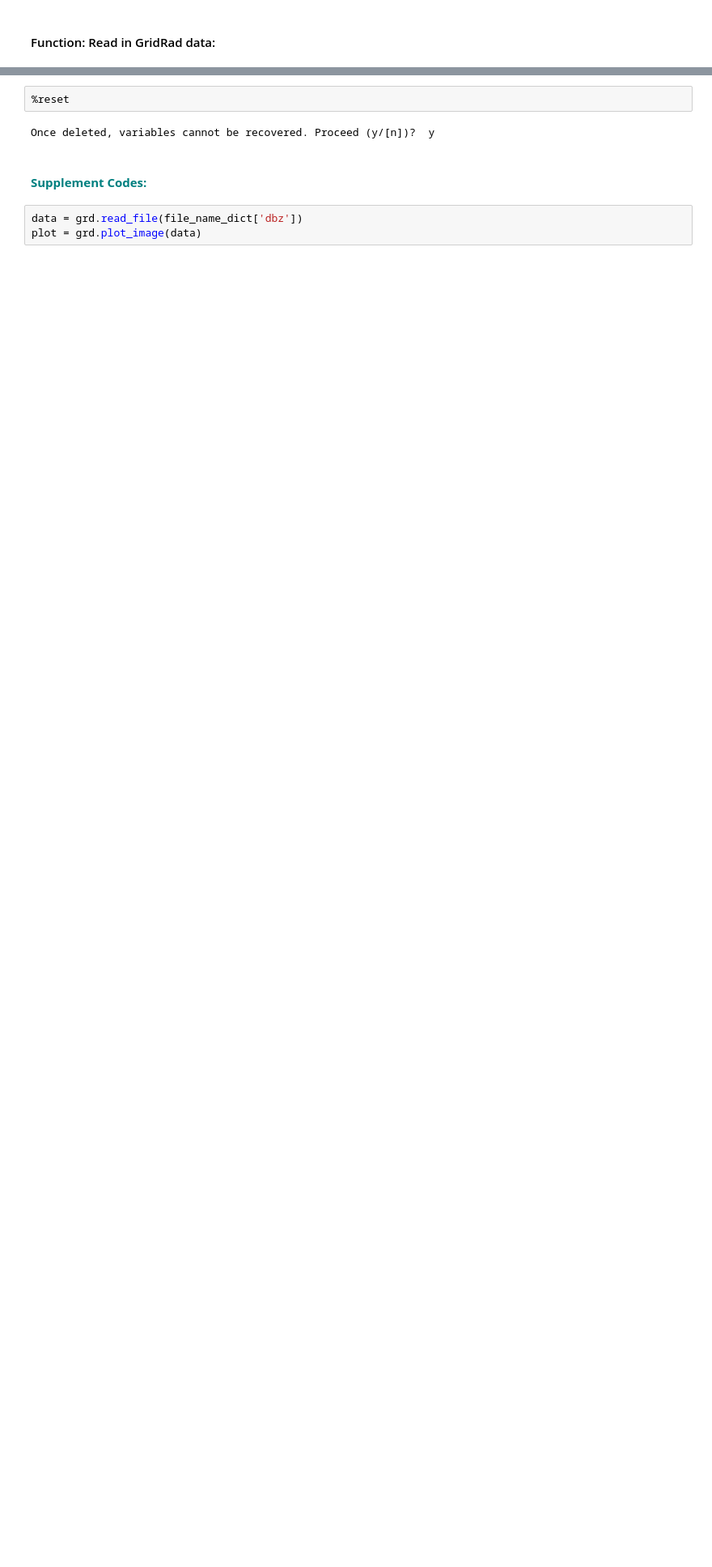
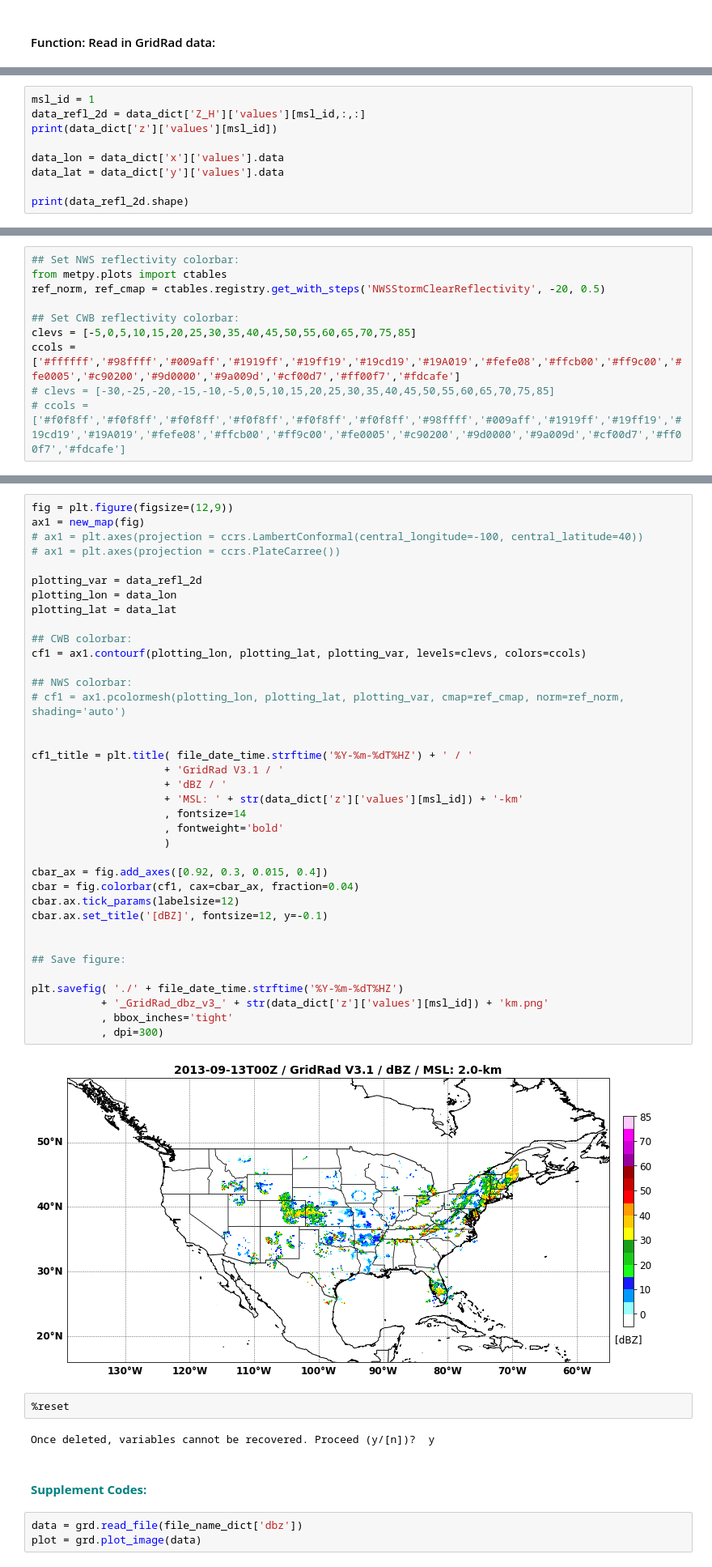
Before and after one commit to yuhungjui/GridRad_Cloud_Classification, a Jupyter notebook: GridRad_Class_V31/gridrad_dbz_plot_test.ipynb, the cells around one changed output, grey strips where cells are left out. Shown at 81% size. Cells and saved outputs as stored; diff of their text form; blank space fills up the shorter version.

Commit message:
update gridrad dbz plot ipynb

```diff
--- a/GridRad_Class_V31/Data_Process_CS_mask/gridrad_dbz_CSMask_output_test.ipynb
+++ b/GridRad_Class_V31/gridrad_dbz_plot_test.ipynb
@@ -203,0 +103,9 @@ RUNTIME：0.001005 HOUR
+# %%
+msl_id = 1
+data_refl_2d = data_dict['Z_H']['values'][msl_id,:,:]
+print(data_dict['z']['values'][msl_id])
+
+data_lon = data_dict['x']['values'].data
+data_lat = data_dict['y']['values'].data
+
+print(data_refl_2d.shape)
@@ -203,0 +117,10 @@ RUNTIME：0.001005 HOUR
+# %%
+## Set NWS reflectivity colorbar:
+from metpy.plots import ctables
+ref_norm, ref_cmap = ctables.registry.get_with_steps('NWSStormClearReflectivity', -20, 0.5)
+
+## Set CWB reflectivity colorbar:
+clevs = [-5,0,5,10,15,20,25,30,35,40,45,50,55,60,65,70,75,85]
+ccols = ['#ffffff','#98ffff','#009aff','#1919ff','#19ff19','#19cd19','#19A019','#fefe08','#ffcb00','#ff9c00','#fe0005','#c90200','#9d0000','#9a009d','#cf00d7','#ff00f7','#fdcafe']
+# clevs = [-30,-25,-20,-15,-10,-5,0,5,10,15,20,25,30,35,40,45,50,55,60,65,70,75,85]
+# ccols = ['#f0f8ff','#f0f8ff','#f0f8ff','#f0f8ff','#f0f8ff','#f0f8ff','#98ffff','#009aff','#1919ff','#19ff19','#19cd19','#19A019','#fefe08','#ffcb00','#ff9c00','#fe0005','#c90200','#9d0000','#9a009d','#cf00d7','#ff00f7','#fdcafe']
@@ -204,3 +193,42 @@ RUNTIME：0.001005 HOUR
+# %%
+fig = plt.figure(figsize=(12,9))
+ax1 = new_map(fig)
+# ax1 = plt.axes(projection = ccrs.LambertConformal(central_longitude=-100, central_latitude=40))
+# ax1 = plt.axes(projection = ccrs.PlateCarree())
+
+plotting_var = data_refl_2d
+plotting_lon = data_lon
+plotting_lat = data_lat
+
+## CWB colorbar:
+cf1 = ax1.contourf(plotting_lon, plotting_lat, plotting_var, levels=clevs, colors=ccols)
+
+## NWS colorbar:
+# cf1 = ax1.pcolormesh(plotting_lon, plotting_lat, plotting_var, cmap=ref_cmap, norm=ref_norm, shading='auto')
+
+
+cf1_title = plt.title( file_date_time.strftime('%Y-%m-%dT%HZ') + ' / '
+                     + 'GridRad V3.1 / '
+                     + 'dBZ / '
+                     + 'MSL: ' + str(data_dict['z']['values'][msl_id]) + '-km'
+                     , fontsize=14
+                     , fontweight='bold'
+                     )
+
+cbar_ax = fig.add_axes([0.92, 0.3, 0.015, 0.4])
+cbar = fig.colorbar(cf1, cax=cbar_ax, fraction=0.04)
+cbar.ax.tick_params(labelsize=12)
+cbar.ax.set_title('[dBZ]', fontsize=12, y=-0.1)
+
+
+## Save figure:
+
+plt.savefig( './' + file_date_time.strftime('%Y-%m-%dT%HZ')
+           + '_GridRad_dbz_v3_' + str(data_dict['z']['values'][msl_id]) + 'km.png'
+           , bbox_inches='tight'
+           , dpi=300)
+# %% [output]
+[figure, added]
 # %%
 %reset
 # %% [output]
```
Also changed, not shown: parts of 23 cells of this notebook, 2 other files.
